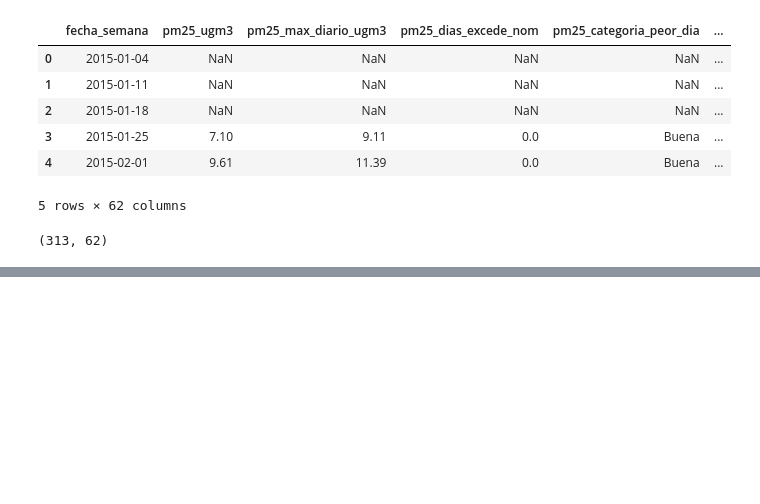
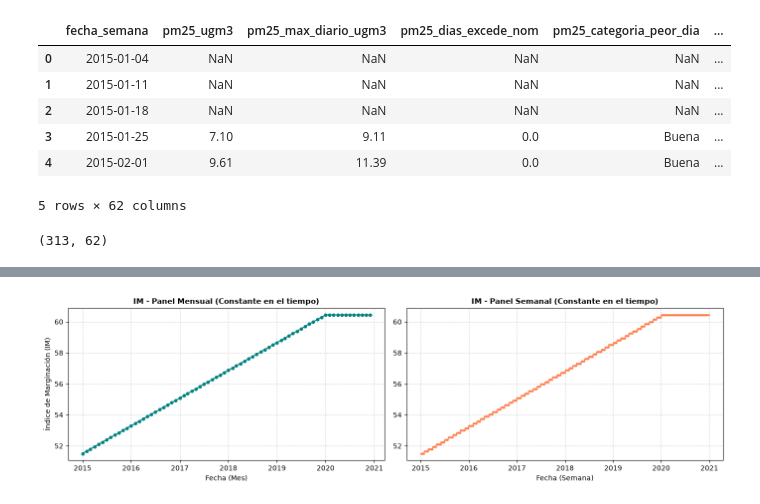
Before and after one commit to mdc-feature-engineering/sonora-health-climate-eda, a Jupyter notebook: notebooks/03_eda/3.0-integracion-espacial.ipynb, the cells around one changed output, grey strips where cells are left out. Cells and saved outputs as stored; diff of their text form; code cells hidden in the pictures; blank space fills up the shorter version.

Commit message:
Adding validation and processing of integrated panel dataset

```diff
--- a/notebooks/03_eda/3.0-integracion-espacial.ipynb
+++ b/notebooks/03_eda/3.0-integracion-espacial.ipynb
@@ -37,0 +30,13 @@ panel.head()
+# %%
+from pathlib import Path
+import sys
+
+ROOT_DIR = Path.cwd().parent.parent  # notebooks/<seccion>/ -> raiz del proyecto
+if str(ROOT_DIR) not in sys.path:
+    sys.path.append(str(ROOT_DIR))
+
+from sonora_health_climate_eda.panel import build_panel_monthly, build_panel_weekly, air_quality_analysis
+
+panel_mensual = build_panel_monthly()
+panel_semanal = build_panel_weekly()
+panel_mensual.head()
@@ -51,0 +431,66 @@ panel_semanal.shape
+# %%
+import matplotlib.pyplot as plt
+
+print("ANÁLISIS DE VARIABILIDAD DE 'IM' EN AMBOS PANELES")
+
+# 1. Panel Mensual
+print("\n--- PANEL MENSUAL ---")
+print(panel_mensual["IM"].describe())
+print("Valores únicos (Mensual):", panel_mensual["IM"].unique())
+
+# 2. Panel Semanal
+print("\n--- PANEL SEMANAL ---")
+print(panel_semanal["IM"].describe())
+print("Valores únicos (Semanal):", panel_semanal["IM"].unique())
+
+# 3. Gráficas en el tiempo para ambos paneles (lado a lado)
+fig, axes = plt.subplots(1, 2, figsize=(14, 4))
+
+# Gráfica mensual
+eje_x_mes = (
+    panel_mensual["fecha_mes"]
+    if "fecha_mes" in panel_mensual.columns
+    else panel_mensual.index
+)
+axes[0].plot(
+    eje_x_mes,
+    panel_mensual["IM"],
+    marker="o",
+    linestyle="-",
+    color="teal",
+    markersize=4,
+)
+axes[0].set_title(
+    "IM - Panel Mensual (Constante en el tiempo)",
+    fontsize=11,
+    fontweight="bold",
+)
+axes[0].set_xlabel("Fecha (Mes)", fontsize=10)
+axes[0].set_ylabel("Índice de Marginación (IM)", fontsize=10)
+axes[0].grid(True, linestyle="--", alpha=0.5)
+
+# Gráfica semanal
+eje_x_sem = (
+    panel_semanal["fecha_semana"]
+    if "fecha_semana" in panel_semanal.columns
+    else panel_semanal.index
+)
+axes[1].plot(
+    eje_x_sem,
+    panel_semanal["IM"],
+    marker="o",
+    linestyle="-",
+    color="coral",
+    markersize=2,
+)
+axes[1].set_title(
+    "IM - Panel Semanal (Constante en el tiempo)",
+    fontsize=11,
+    fontweight="bold",
+)
+axes[1].set_xlabel("Fecha (Semana)", fontsize=10)
+axes[1].grid(True, linestyle="--", alpha=0.5)
+
+plt.tight_layout()
+plt.show()
+# %% [output]
@@ -51,0 +514 @@ panel_semanal.shape
+[figure, added]
```
Also changed, not shown: parts of 28 cells of this notebook, 8 other files.
